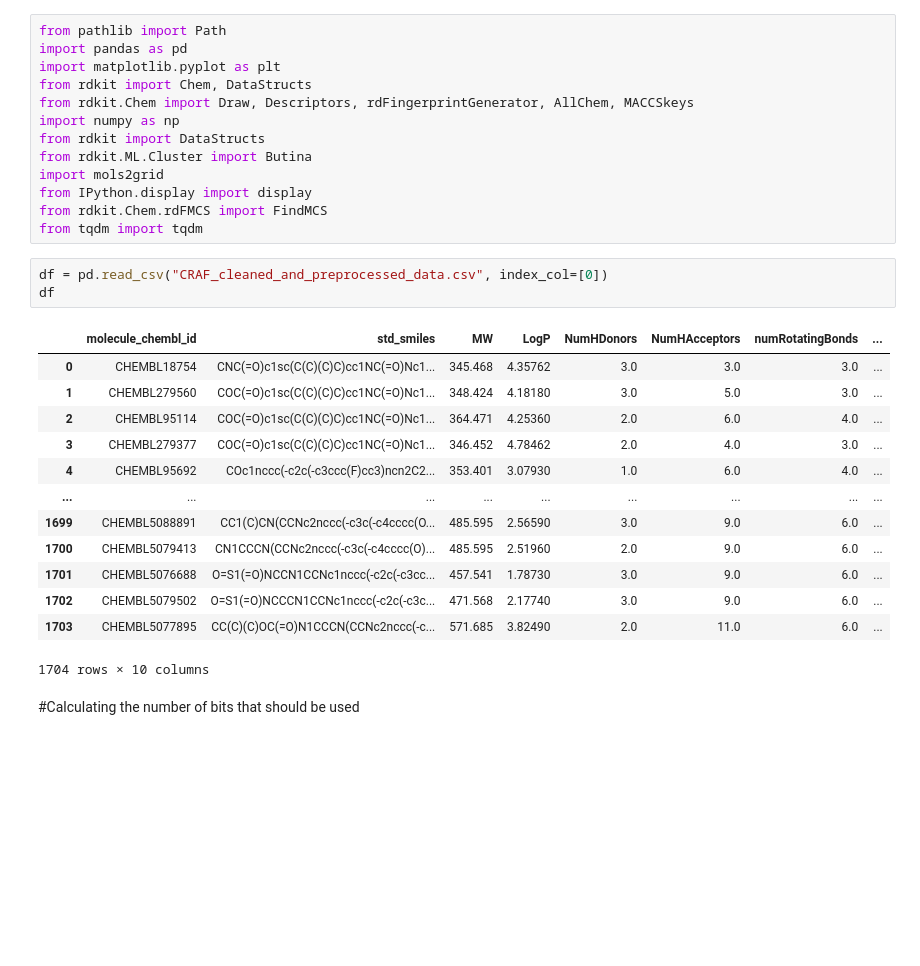
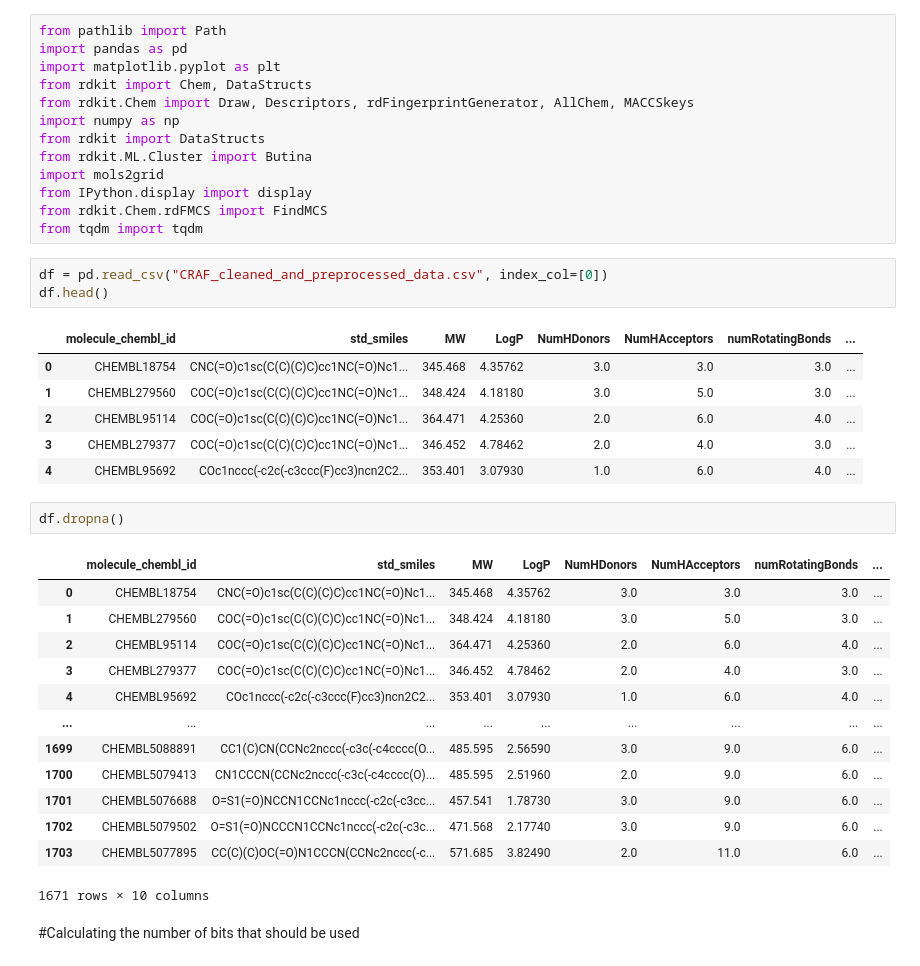
Before and after one commit to xelothi/ML-for-kinase-inhibitors-development, a Jupyter notebook: clustering_algorithms.ipynb, the cells around one changed output. Saved outputs shown, nothing was run; the diff lists cells and outputs as text; blank space fills up the shorter version.

```diff
--- a/clustering_algorithms.ipynb
+++ b/clustering_algorithms.ipynb
@@ -42,21 +44,30 @@ from rdkit.Chem.rdFMCS import FindMCS
 from tqdm import tqdm
 # %%
 df = pd.read_csv("CRAF_cleaned_and_preprocessed_data.csv", index_col=[0])
-df
+df.head()
 # %% [output]
 |  | molecule_chembl_id | std_smiles | MW | LogP | NumHDonors | NumHAcceptors | numRotatingBonds | ... |
 | 0 | CHEMBL18754 | CNC(=O)c1sc(C(C)(C)C)cc1NC(=O)Nc1... | 345.468 | 4.35762 | 3.0 | 3.0 | 3.0 | ... |
 | 1 | CHEMBL279560 | COC(=O)c1sc(C(C)(C)C)cc1NC(=O)Nc1... | 348.424 | 4.18180 | 3.0 | 5.0 | 3.0 | ... |
 | 2 | CHEMBL95114 | COC(=O)c1sc(C(C)(C)C)cc1NC(=O)Nc1... | 364.471 | 4.25360 | 2.0 | 6.0 | 4.0 | ... |
 | 3 | CHEMBL279377 | COC(=O)c1sc(C(C)(C)C)cc1NC(=O)Nc1... | 346.452 | 4.78462 | 2.0 | 4.0 | 3.0 | ... |
 | 4 | CHEMBL95692 | COc1nccc(-c2c(-c3ccc(F)cc3)ncn2C2... | 353.401 | 3.07930 | 1.0 | 6.0 | 4.0 | ... |
-| ... | ... | ... | ... | ... | ... | ... | ... | ... |
-| 1699 | CHEMBL5088891 | CC1(C)CN(CCNc2nccc(-c3c(-c4cccc(O... | 485.595 | 2.56590 | 3.0 | 9.0 | 6.0 | ... |
-| 1700 | CHEMBL5079413 | CN1CCCN(CCNc2nccc(-c3c(-c4cccc(O)... | 485.595 | 2.51960 | 2.0 | 9.0 | 6.0 | ... |
-| 1701 | CHEMBL5076688 | O=S1(=O)NCCN1CCNc1nccc(-c2c(-c3cc... | 457.541 | 1.78730 | 3.0 | 9.0 | 6.0 | ... |
-| 1702 | CHEMBL5079502 | O=S1(=O)NCCCN1CCNc1nccc(-c2c(-c3c... | 471.568 | 2.17740 | 3.0 | 9.0 | 6.0 | ... |
-| 1703 | CHEMBL5077895 | CC(C)(C)OC(=O)N1CCCN(CCNc2nccc(-c... | 571.685 | 3.82490 | 2.0 | 11.0 | 6.0 | ... |
-1704 rows × 10 columns
+# %%
+df.dropna()
+# %% [output]
+|  | molecule_chembl_id | std_smiles | MW | LogP | NumHDonors | NumHAcceptors | numRotatingBonds | ... |
+| 0 | CHEMBL18754 | CNC(=O)c1sc(C(C)(C)C)cc1NC(=O)Nc1... | 345.468 | 4.35762 | 3.0 | 3.0 | 3.0 | ... |
+| 1 | CHEMBL279560 | COC(=O)c1sc(C(C)(C)C)cc1NC(=O)Nc1... | 348.424 | 4.18180 | 3.0 | 5.0 | 3.0 | ... |
+| 2 | CHEMBL95114 | COC(=O)c1sc(C(C)(C)C)cc1NC(=O)Nc1... | 364.471 | 4.25360 | 2.0 | 6.0 | 4.0 | ... |
+| 3 | CHEMBL279377 | COC(=O)c1sc(C(C)(C)C)cc1NC(=O)Nc1... | 346.452 | 4.78462 | 2.0 | 4.0 | 3.0 | ... |
+| 4 | CHEMBL95692 | COc1nccc(-c2c(-c3ccc(F)cc3)ncn2C2... | 353.401 | 3.07930 | 1.0 | 6.0 | 4.0 | ... |
+| ... | ... | ... | ... | ... | ... | ... | ... | ... |
+| 1699 | CHEMBL5088891 | CC1(C)CN(CCNc2nccc(-c3c(-c4cccc(O... | 485.595 | 2.56590 | 3.0 | 9.0 | 6.0 | ... |
+| 1700 | CHEMBL5079413 | CN1CCCN(CCNc2nccc(-c3c(-c4cccc(O)... | 485.595 | 2.51960 | 2.0 | 9.0 | 6.0 | ... |
+| 1701 | CHEMBL5076688 | O=S1(=O)NCCN1CCNc1nccc(-c2c(-c3cc... | 457.541 | 1.78730 | 3.0 | 9.0 | 6.0 | ... |
+| 1702 | CHEMBL5079502 | O=S1(=O)NCCCN1CCNc1nccc(-c2c(-c3c... | 471.568 | 2.17740 | 3.0 | 9.0 | 6.0 | ... |
+| 1703 | CHEMBL5077895 | CC(C)(C)OC(=O)N1CCCN(CCNc2nccc(-c... | 571.685 | 3.82490 | 2.0 | 11.0 | 6.0 | ... |
+1671 rows × 10 columns
 # %% [markdown]
 #Calculating the number of bits that should be used
 # %%
```
Also changed, not shown: parts of 25 cells of this notebook.
